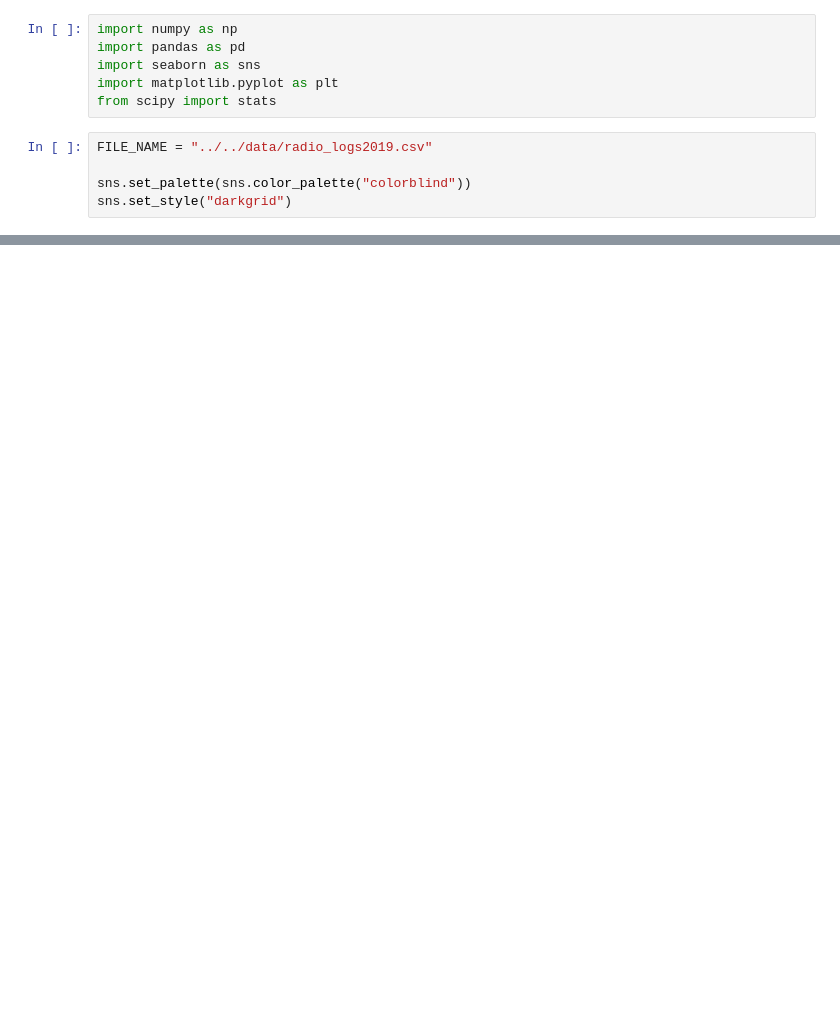
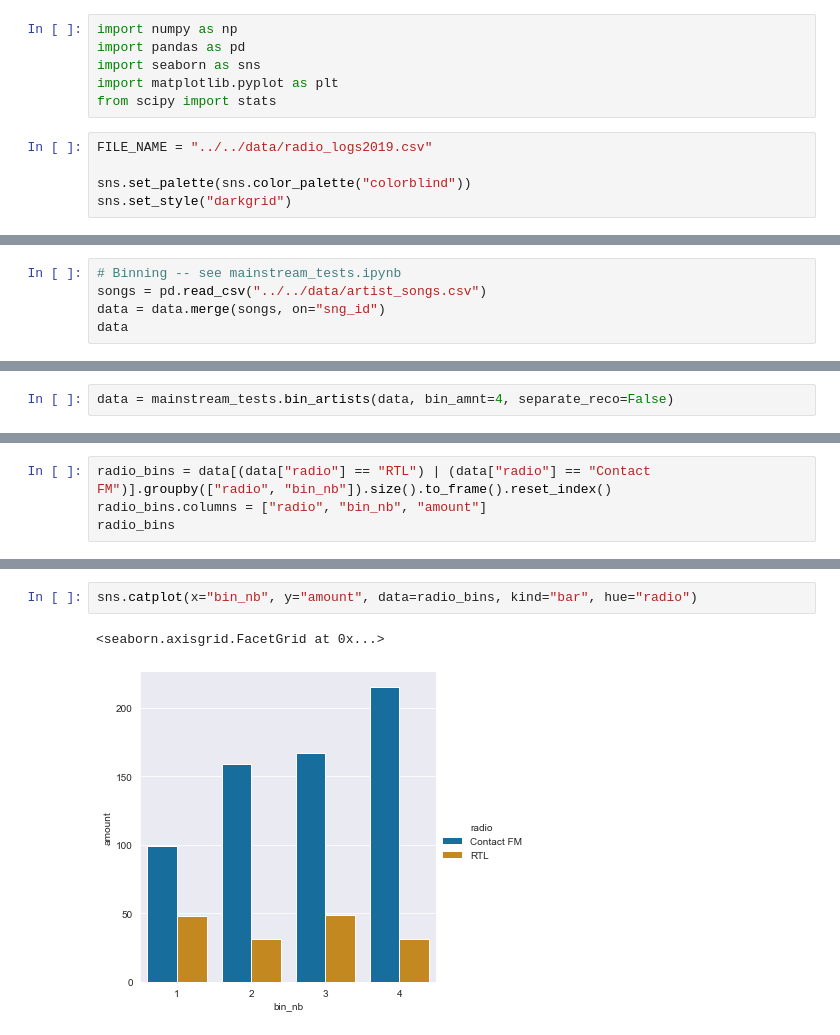
Before and after one commit to QuVil/cmb-recommendation, a Jupyter notebook: src/analysis/radio.ipynb, the cells around one changed output, grey strips where cells are left out. Saved outputs shown, nothing was run; the diff lists cells and outputs as text; blank space fills up the shorter version.

```diff
--- a/src/analysis/radio.ipynb
+++ b/src/analysis/radio.ipynb
@@ -39,0 +94,5 @@ rat.to_csv("ratios", index=False)
+# %%
+# Binning -- see mainstream_tests.ipynb
+songs = pd.read_csv("../../data/artist_songs.csv")
+data = data.merge(songs, on="sng_id")
+data
@@ -39,0 +113,2 @@ rat.to_csv("ratios", index=False)
+# %%
+data = mainstream_tests.bin_artists(data, bin_amnt=4, separate_reco=False)
@@ -39,0 +126,4 @@ rat.to_csv("ratios", index=False)
+# %%
+radio_bins = data[(data["radio"] == "RTL") | (data["radio"] == "Contact FM")].groupby(["radio", "bin_nb"]).size().to_frame().reset_index()
+radio_bins.columns = ["radio", "bin_nb", "amount"]
+radio_bins
@@ -39,0 +140,5 @@ rat.to_csv("ratios", index=False)
+# %%
+sns.catplot(x="bin_nb", y="amount", data=radio_bins, kind="bar", hue="radio")
+# %% [output]
+<seaborn.axisgrid.FacetGrid at 0x...>
+[figure, added]
```
Also changed, not shown: parts of 12 cells of this notebook, 2 other files.
